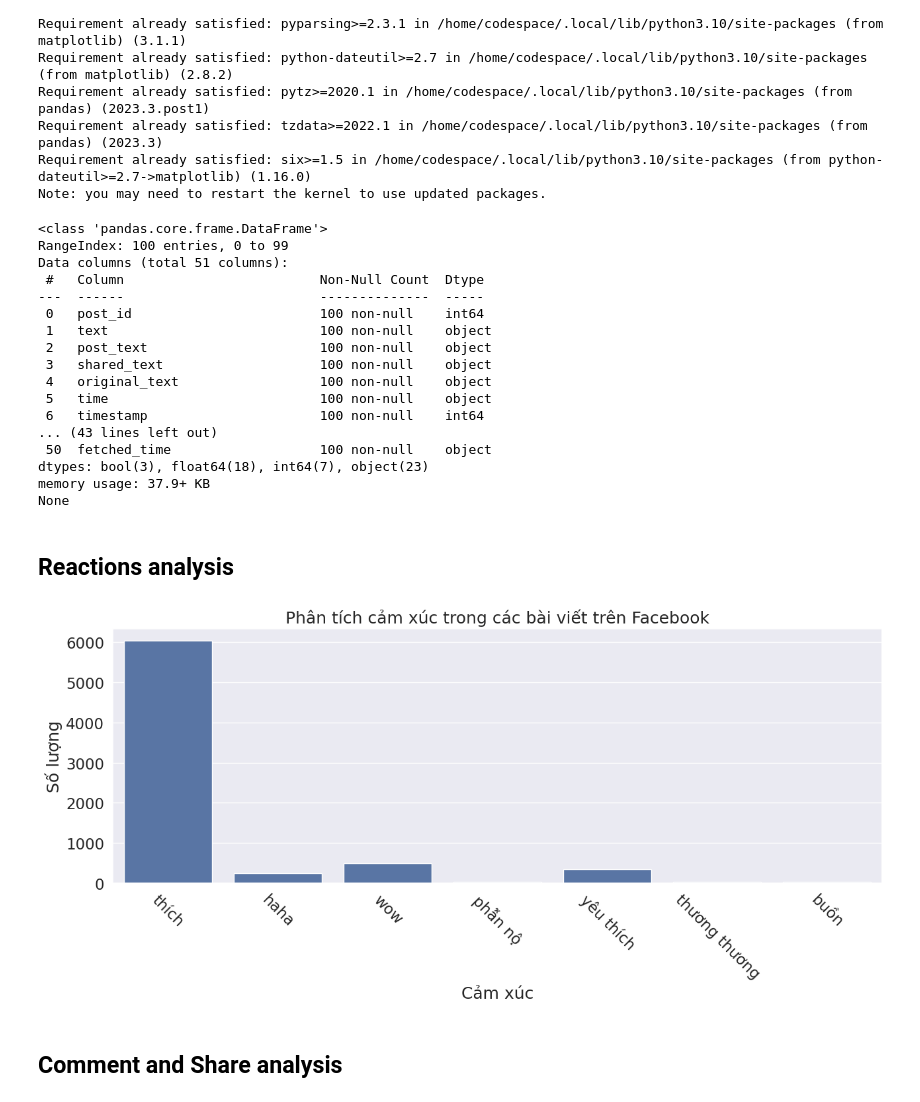
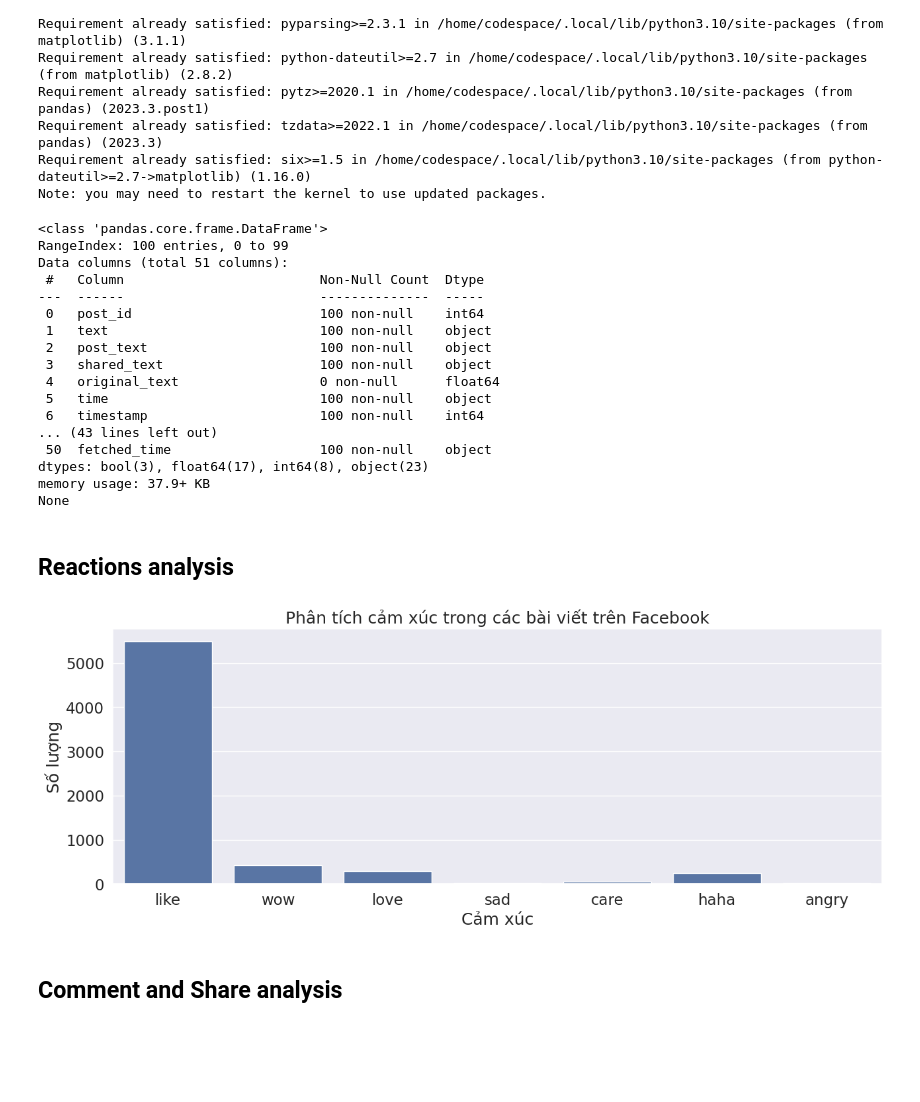
Before and after one commit to haivan7/final-project, a Jupyter notebook: facebook_data_analysis.ipynb, the cells around one changed output. Drawn from its saved outputs; the diff is of its cells as text; code cells hidden in the pictures; blank space fills up the shorter version.

```diff
--- a/facebook_data_analysis.ipynb
+++ b/facebook_data_analysis.ipynb
@@ -33,6 +34,6 @@ from sklearn.feature_extraction.text import TfidfVectorizer
 # %%
 # Đọc dữ liệu từ tệp CSV
-raw_df = pd.read_csv('Data/thehackernews2_preprocessed.csv')
+raw_df = pd.read_csv('Data/thehackernews10_preprocessed.csv')
 # %%
 # Hiển thị thông tin về dữ liệu
 print(raw_df.info())
@@ -46,12 +47,12 @@ Data columns (total 51 columns):
  1   text                           100 non-null    object
  2   post_text                      100 non-null    object
  3   shared_text                    100 non-null    object
- 4   original_text                  100 non-null    object
+ 4   original_text                  0 non-null      float64
  5   time                           100 non-null    object
  6   timestamp                      100 non-null    int64
 ... (43 lines left out)
  50  fetched_time                   100 non-null    object
-dtypes: bool(3), float64(18), int64(7), object(23)
+dtypes: bool(3), float64(17), int64(8), object(23)
 memory usage: 37.9+ KB
 None
 # %% [markdown]
@@ -59,30 +60,30 @@ None
 # %%
 # Chuyển đổi chuỗi trong cột 'reactions' thành từ điển
 raw_df['reactions'] = raw_df['reactions'].apply(eval)
 
 # Tính tổng số lượt tương tác cho mỗi bài viết
 raw_df['total_interactions'] = raw_df['reactions'].apply(lambda x: sum(x.values())) + raw_df['shares'] + raw_df['comments']
 
 # Tạo DataFrame để lưu trữ thông tin về các loại phản ứng
 reaction_df = pd.DataFrame(raw_df['reactions'].tolist())
 
 # Tính tổng số lượt tương tác cho mỗi loại phản ứng
 reaction_counts = reaction_df.sum()
 
 # Trực quan hóa số lượng cảm xúc bằng biểu đồ cột
 sns.set_theme(style="whitegrid")
 sns.set(rc={'figure.figsize':(15, 5)})
 sns.set(font_scale=1.5)
 
 fig, ax = plt.subplots()
 ax = sns.barplot(x=reaction_counts.index, y=reaction_counts.values)
 ax.set_title("Phân tích cảm xúc trong các bài viết trên Facebook")
 ax.set_ylabel("Số lượng")
 ax.set_xlabel("Cảm xúc")
-plt.xticks(rotation=-45)
+plt.xticks(rotation=0)
 plt.show()
 # %% [output]
-[figure, old version]
+[figure, new version]
 # %% [markdown]
 ## Comment and Share analysis
 # %%
```
Also changed, not shown: parts of 12 cells of this notebook, 1 other file.
